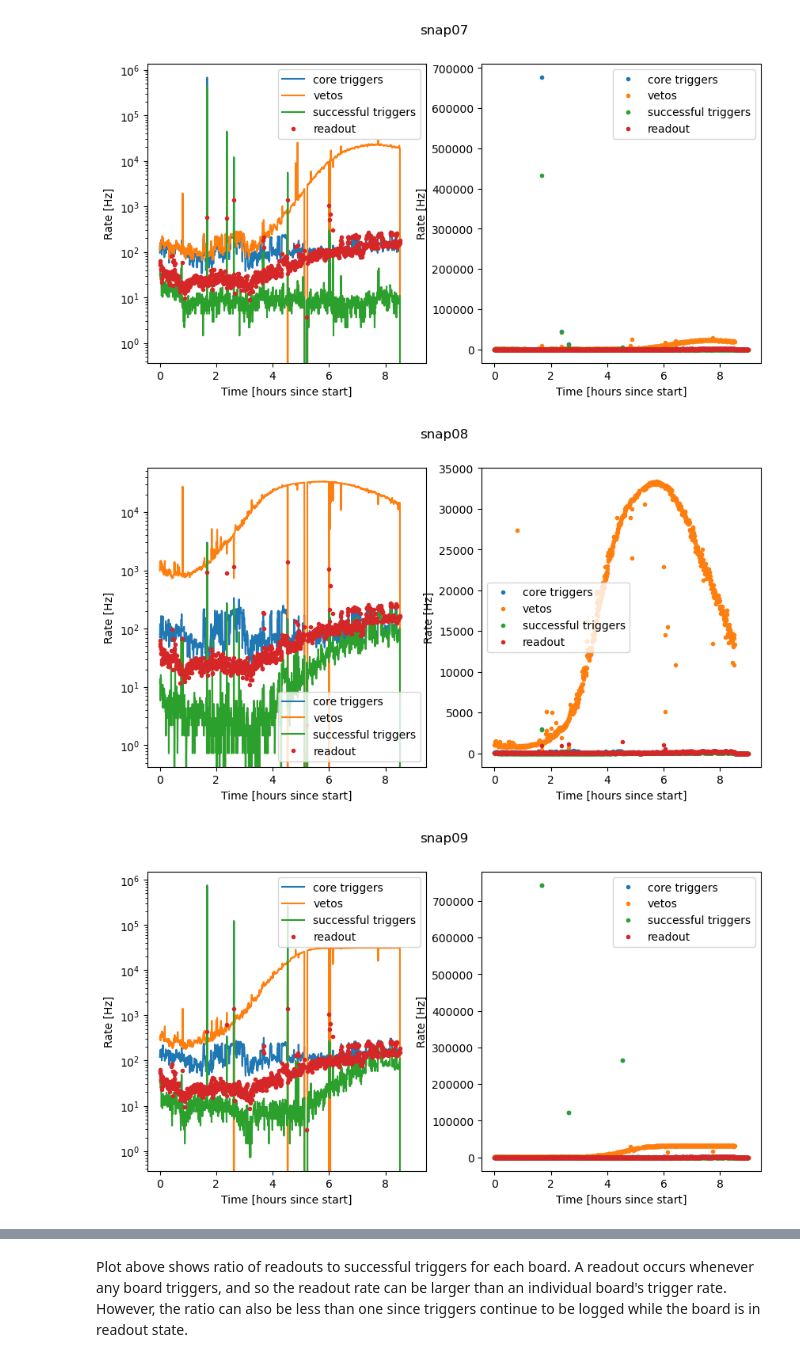
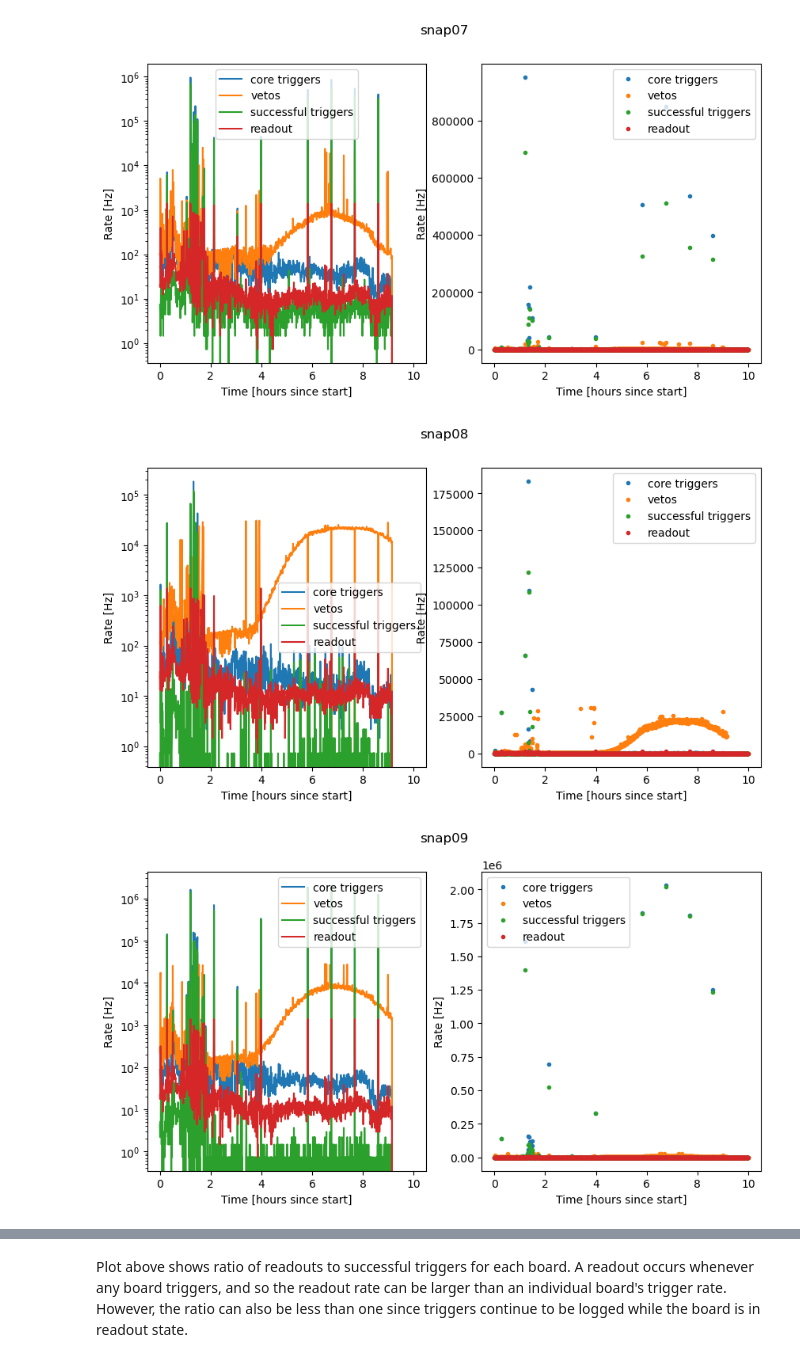
Before and after one commit to realtimeradio/caltech-lwa, a Jupyter notebook: cosmic_ray_scripts/snap2_control/Rate_monitor_plotting.ipynb, the cells around one changed output, grey strips where cells are left out. Saved outputs shown, nothing was run; the diff lists cells and outputs as text; code cells hidden in the pictures.

```diff
--- a/cosmic_ray_scripts/snap2_control/Rate_monitor_plotting.ipynb
+++ b/cosmic_ray_scripts/snap2_control/Rate_monitor_plotting.ipynb
@@ -4,5 +4,5 @@ import numpy as np
 import time
 import math
 # %%
-fname_prefix='/home/ubuntu/kp/data/2024April13/'
+fname_prefix='/home/ubuntu/kp/data/2024May15/'
 waittime=30
@@ -36,7 +40,7 @@ for b in ok_snaps:
     plt.semilogy(timeaxis,core,label='core triggers')
     plt.semilogy(timeaxis,veto,label='vetos')
     plt.semilogy(timeaxis,successful_trigger,label='successful triggers')
-    plt.plot(timeaxis,readout_done,'.',label='readout')
+    plt.plot(timeaxis,readout_done,label='readout')
 
     plt.ylabel("Rate [Hz]")
     plt.xlabel("Time [hours since start]")
@@ -61,3 +65,3 @@ for b in ok_snaps:
-[figure, old version]
+[figure, new version]
-[figure, old version]
+[figure, new version]
-[figure, old version]
+[figure, new version]
```
Also changed, not shown: parts of 13 cells of this notebook, 1 other file.
